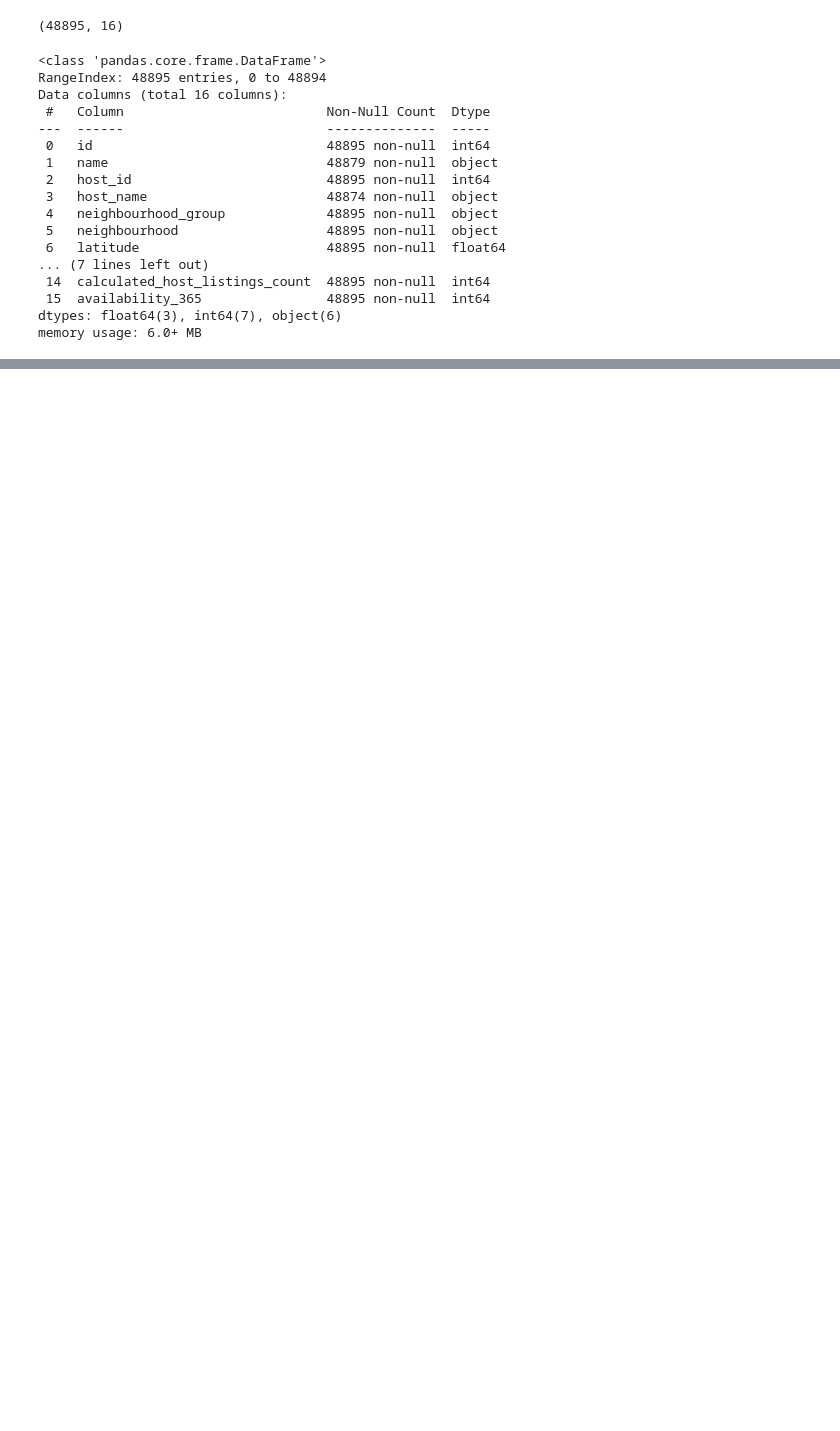
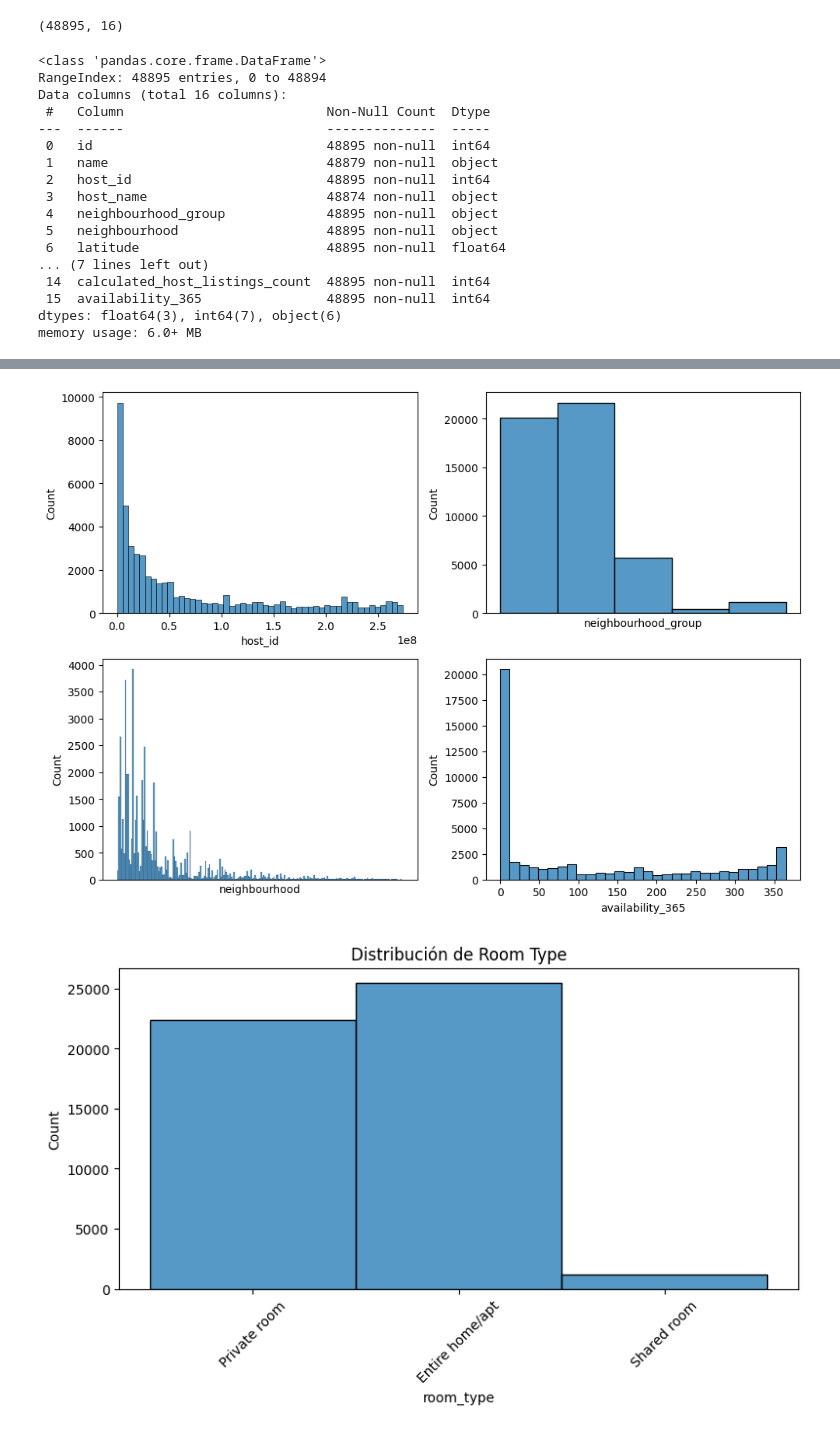
Before and after one commit to 4GeeksAcademy/0204machine-learning-python-template, a Jupyter notebook: src/explore.ipynb, the cells around one changed output, grey strips where cells are left out. Drawn from its saved outputs; the diff is of its cells as text; code cells hidden in the pictures; blank space fills up the shorter version.

```diff
--- a/src/explore.ipynb
+++ b/src/explore.ipynb
@@ -45,0 +64,3 @@ dt.to_csv("../data/raw/total_data.csv", index = False)
+# %%
+dt.drop(["id", "name", "host_name", "last_review", "reviews_per_month", "latitude", "longitude"], axis = 1, inplace = True)
+dt.head()
@@ -45,0 +95,25 @@ dt.to_csv("../data/raw/total_data.csv", index = False)
+# %%
+import matplotlib.pyplot as plt
+import seaborn as sns
+
+
+fig, axis = plt.subplots(2, 2, figsize=(10, 7))
+
+sns.histplot(ax = axis[0,0], data = dt, x = "host_id")
+sns.histplot(ax = axis[0,1], data = dt, x = "neighbourhood_group").set_xticks([])
+sns.histplot(ax = axis[1,0], data = dt, x = "neighbourhood").set_xticks([])
+sns.histplot(ax = axis[1,1], data = dt, x = "availability_365")
+
+plt.tight_layout()
+plt.show()
+
+
+plt.figure(figsize=(8, 5))
+sns.histplot(data = dt, x = "room_type")
+plt.title("Distribución de Room Type")
+plt.xticks(rotation=45)
+plt.tight_layout()
+plt.show()
+# %% [output]
+[figure, added]
+[figure, added]
```
Also changed, not shown: parts of 9 cells of this notebook.
